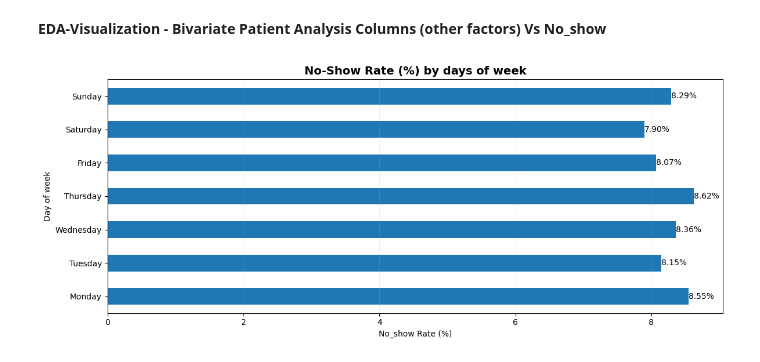
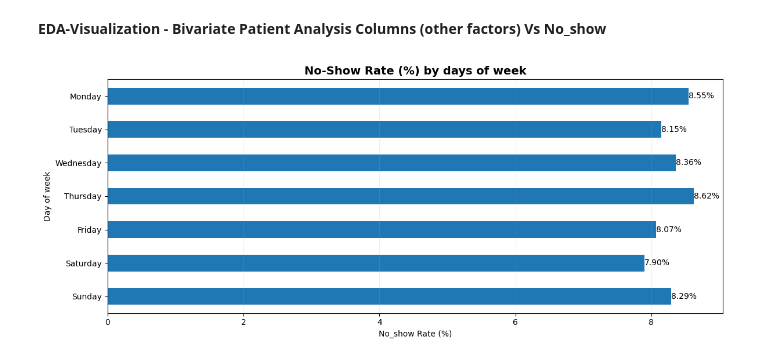
Before and after one commit to akashcstech/Health_Care_No_Show_Data_Analysis, a Jupyter notebook: Data_clean.ipynb, the cells around one changed output. Saved outputs shown, nothing was run; the diff lists cells and outputs as text; code cells hidden in the pictures.

```diff
--- a/Data_clean.ipynb
+++ b/Data_clean.ipynb
@@ -1182,10 +1186,11 @@ plt.show()
 # %%
 # No-Show Rate (%) by Income Level
-
-ax = ilns['1_pct'].sort_values(ascending=True).plot(kind='barh', figsize=(12,5))
+income_sort = ['Low', 'Lower-Middle', 'Middle', 'Upper-Middle', 'High', 'Unknown']
+ax = ilns['1_pct'].reindex(income_sort).plot(kind='barh', figsize=(12,5))
 for container in ax.containers:
     plt.bar_label(container, fmt='%.2f%%')
 
+ax.invert_yaxis()
 plt.title('No-Show Rate (%) by Income Level', fontsize=14, fontweight='bold')
 plt.xlabel('No_show Rate (%)',fontsize=12)
 plt.ylabel('Income_level', fontsize=12)
@@ -1232,6 +1237,8 @@ pdf2
 # %%
 #day_of_week_vs_no_show
 downs = pd.crosstab(pdf2['day_of_week'], pdf['no_show'])
+week_sorter = ['Monday', 'Tuesday', 'Wednesday', 'Thursday', 'Friday', 'Saturday', 'Sunday']
+downs = downs.reindex(week_sorter)
 downs
 # %% [output]
 | no_show | 0 | 1 |
@@ -1323,17 +1329,17 @@ mns
 # %% [markdown]
 **EDA-Visualization - Bivariate Patient Analysis Columns (other factors) Vs No_show**
 # %%
-# No-Show Rate (%) by days of week
-ax = downs['1_pct'].reindex(week_sorter).plot(kind='barh', figsize=(12,5))
-
+# No-Show Rate (%) by Days of week
+ax = downs['1_pct'].plot(kind='barh', figsize=(12,5))
+ax.invert_yaxis()
 for container in ax.containers:
     plt.bar_label(container, fmt='%.2f%%', fontsize=10)
 
 plt.title('No-Show Rate (%) by days of week', fontsize=14, fontweight='bold')
 plt.xlabel('No_show Rate (%)')
 plt.ylabel('Day of week')
 plt.grid(axis='x', alpha=0.2)
 plt.tight_layout()
 plt.show()
 # %% [output]
-[figure, old version]
+[figure, new version]
```
Also changed, not shown: parts of 6 cells of this notebook, 1 other file.
